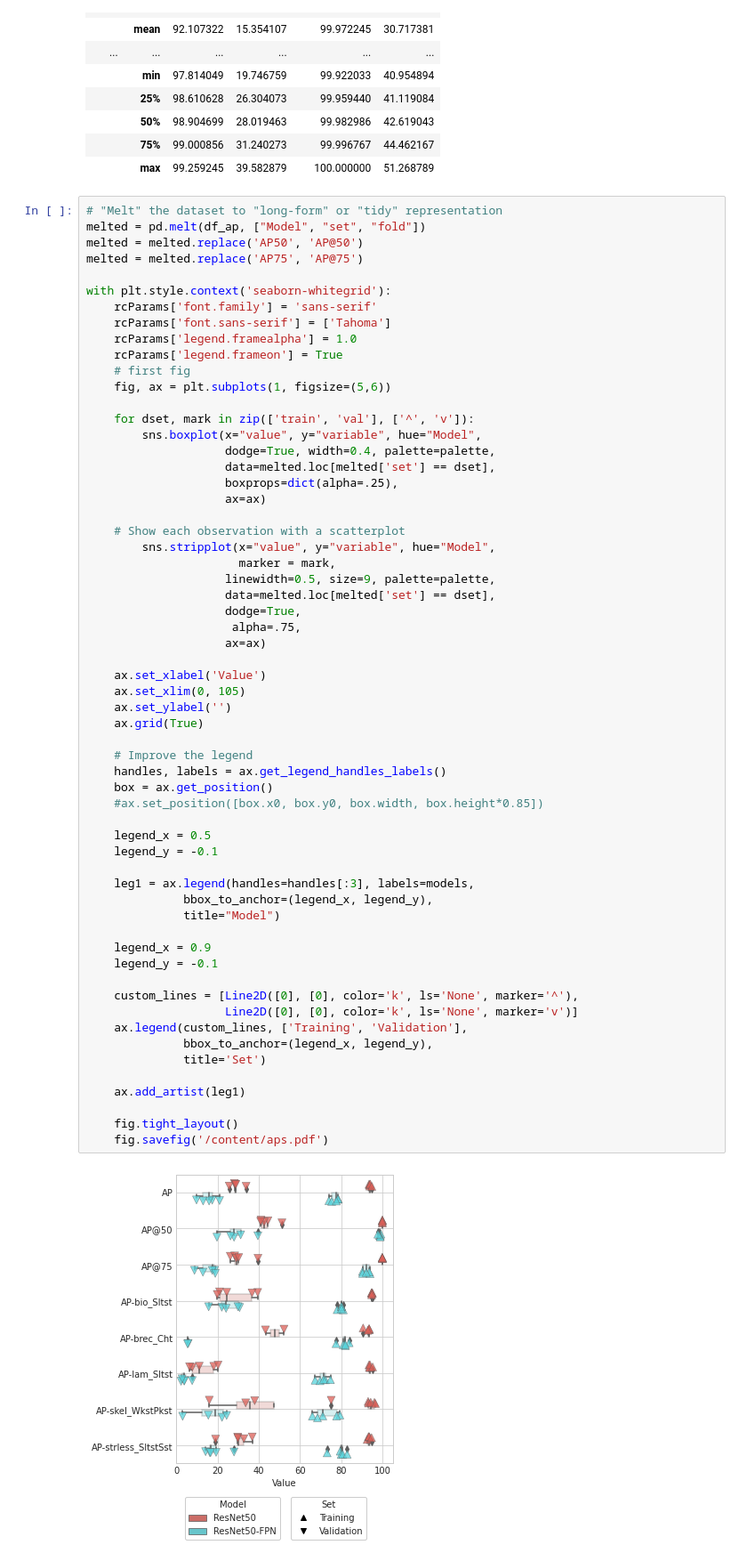
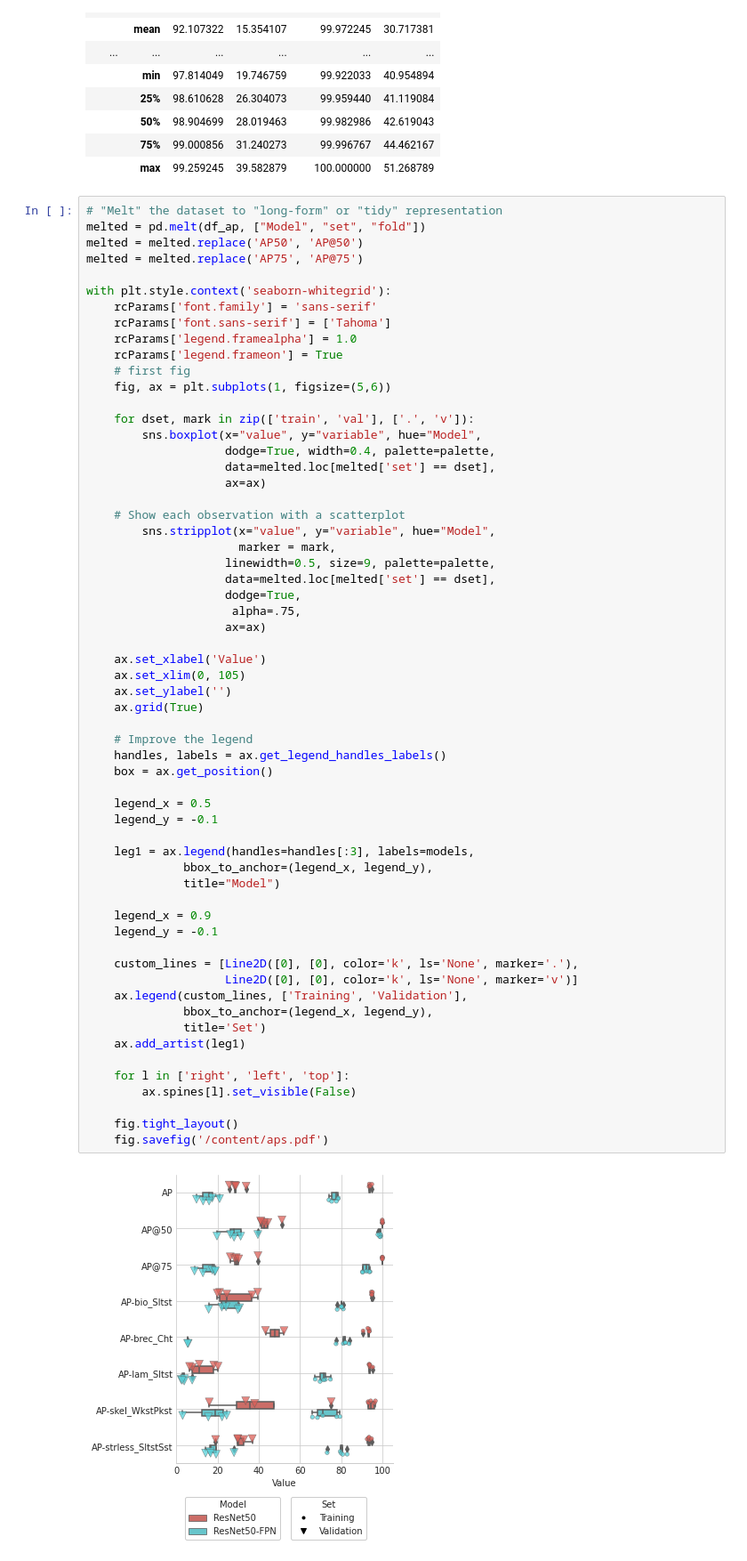
Before and after one commit to raplima/2020_cores_auto, a Jupyter notebook: scripts/eval.ipynb, the cells around one changed output. Shown: that part at 89% size. Saved outputs shown, nothing was run; the diff lists cells and outputs as text.

```diff
--- a/scripts/eval.ipynb
+++ b/scripts/eval.ipynb
@@ -230,11 +243,10 @@ with plt.style.context('seaborn-whitegrid'):
     # first fig
     fig, ax = plt.subplots(1, figsize=(5,6))
 
-    for dset, mark in zip(['train', 'val'], ['^', 'v']):
+    for dset, mark in zip(['train', 'val'], ['.', 'v']):
         sns.boxplot(x="value", y="variable", hue="Model",
                     dodge=True, width=0.4, palette=palette,
                     data=melted.loc[melted['set'] == dset],
-                    boxprops=dict(alpha=.25),
                     ax=ax)
 
     # Show each observation with a scatterplot
@@ -247,34 +259,35 @@ with plt.style.context('seaborn-whitegrid'):
                     ax=ax)
 
     ax.set_xlabel('Value')
     ax.set_xlim(0, 105)
     ax.set_ylabel('')
     ax.grid(True)
 
     # Improve the legend
     handles, labels = ax.get_legend_handles_labels()
     box = ax.get_position()
-    #ax.set_position([box.x0, box.y0, box.width, box.height*0.85])
 
     legend_x = 0.5
     legend_y = -0.1
 
     leg1 = ax.legend(handles=handles[:3], labels=models,
               bbox_to_anchor=(legend_x, legend_y),
               title="Model")
 
     legend_x = 0.9
     legend_y = -0.1
 
-    custom_lines = [Line2D([0], [0], color='k', ls='None', marker='^'),
+    custom_lines = [Line2D([0], [0], color='k', ls='None', marker='.'),
                     Line2D([0], [0], color='k', ls='None', marker='v')]
     ax.legend(custom_lines, ['Training', 'Validation'],
               bbox_to_anchor=(legend_x, legend_y),
               title='Set')
+    ax.add_artist(leg1)
 
-    ax.add_artist(leg1)
+    for l in ['right', 'left', 'top']:
+        ax.spines[l].set_visible(False)
 
     fig.tight_layout()
     fig.savefig('/content/aps.pdf')
 # %% [output]
-[figure, old version]
+[figure, new version]
```
Also changed, not shown: parts of 3 cells of this notebook.
